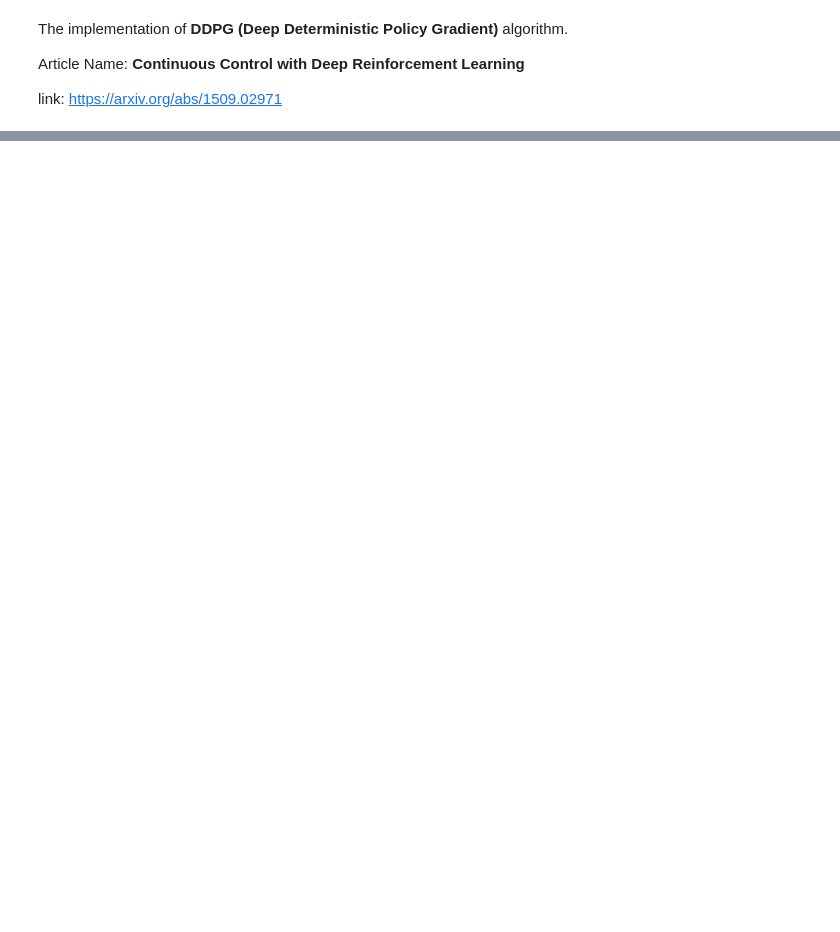
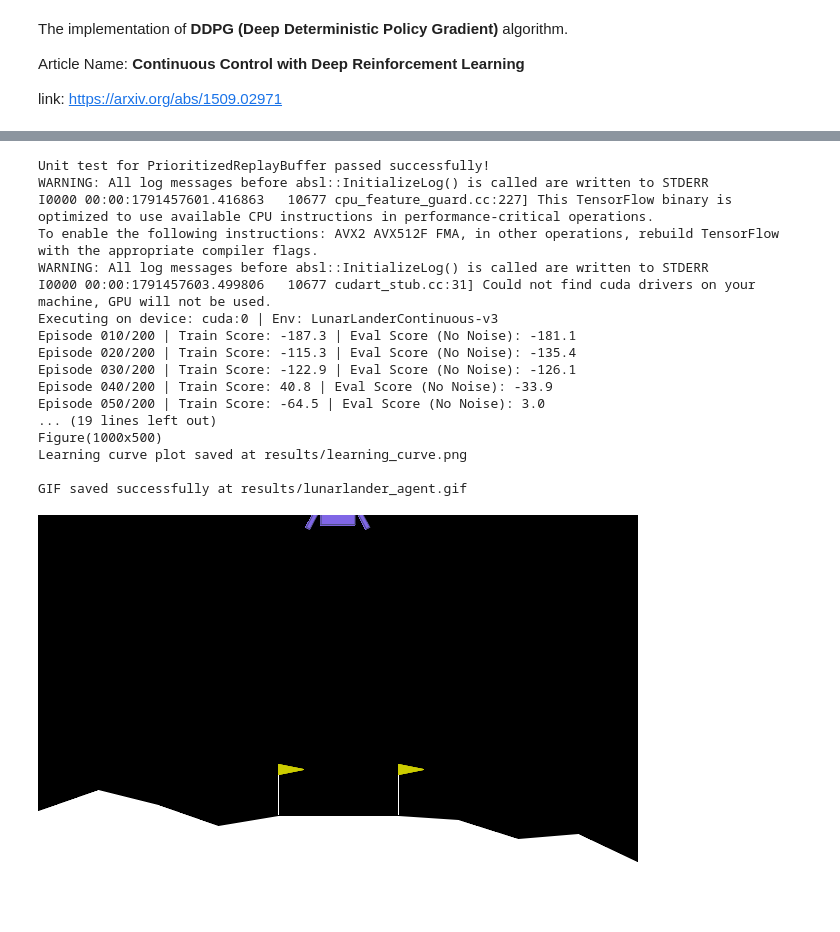
Before and after one commit to zahraamirinezhad/MARL-Implementations, a Jupyter notebook: DDPG/DDPG.ipynb, the cells around one changed output, grey strips where cells are left out. Cells and saved outputs as stored; diff of their text form; code cells hidden in the pictures; blank space fills up the shorter version.

```diff
--- a/DDPG/DDPG.ipynb
+++ b/DDPG/DDPG.ipynb
@@ -350,0 +647,27 @@ KeyboardInterrupt:
+# %%
+!pip install imageio[ffmpeg] -q
+
+!PYTHONPATH=/content/td3_benchmark python /content/td3_benchmark/tests/test_buffer.py
+!PYTHONPATH=/content/td3_benchmark python /content/td3_benchmark/train.py
+
+from IPython.display import Image
+Image(filename="results/lunarlander_agent.gif")
+# %% [output]
+Unit test for PrioritizedReplayBuffer passed successfully!
+WARNING: All log messages before absl::InitializeLog() is called are written to STDERR
+I0000 00:00:1791457601.416863   10677 cpu_feature_guard.cc:227] This TensorFlow binary is optimized to use available CPU instructions in performance-critical operations.
+To enable the following instructions: AVX2 AVX512F FMA, in other operations, rebuild TensorFlow with the appropriate compiler flags.
+WARNING: All log messages before absl::InitializeLog() is called are written to STDERR
+I0000 00:00:1791457603.499806   10677 cudart_stub.cc:31] Could not find cuda drivers on your machine, GPU will not be used.
+Executing on device: cuda:0 | Env: LunarLanderContinuous-v3
+Episode 010/200 | Train Score: -187.3 | Eval Score (No Noise): -181.1
+Episode 020/200 | Train Score: -115.3 | Eval Score (No Noise): -135.4
+Episode 030/200 | Train Score: -122.9 | Eval Score (No Noise): -126.1
+Episode 040/200 | Train Score: 40.8 | Eval Score (No Noise): -33.9
+Episode 050/200 | Train Score: -64.5 | Eval Score (No Noise): 3.0
+... (19 lines left out)
+Figure(1000x500)
+Learning curve plot saved at results/learning_curve.png
+
+GIF saved successfully at results/lunarlander_agent.gif
+[figure, added]
```
Also changed, not shown: parts of 16 cells of this notebook, 32 other files.
